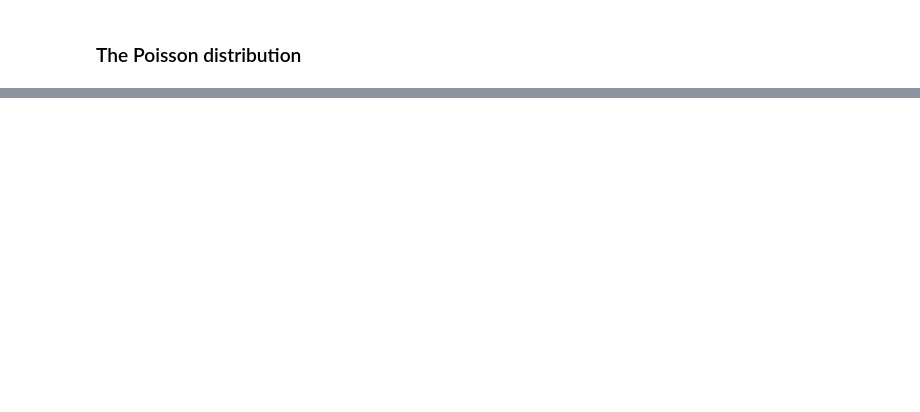
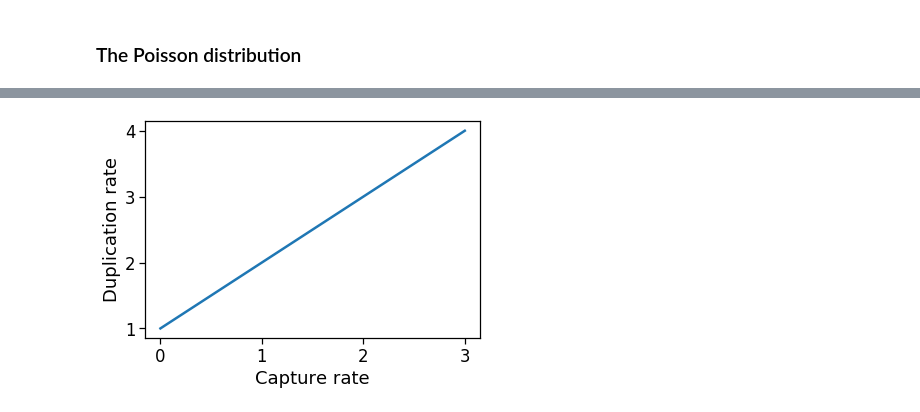
Before and after one commit to pachterlab/kallistobustools, a Jupyter notebook: notebooks/Introduction_single_cell_RNA_seq.ipynb, the cells around one changed output, grey strips where cells are left out. Saved outputs shown, nothing was run; the diff lists cells and outputs as text; code cells hidden in the pictures; blank space fills up the shorter version.

```diff
--- a/notebooks/Introduction_single_cell_RNA_seq.ipynb
+++ b/notebooks/Introduction_single_cell_RNA_seq.ipynb
@@ -241,0 +257,7 @@ sns.barplot(x=np.arange(20), y=poisson.pmf(np.arange(20),5), color='r')
+# %%
+plt.plot([1, 2, 3, 4])
+plt.xlabel('Capture rate')
+plt.ylabel('Duplication rate')
+plt.show()
+# %% [output]
+[figure, added]
```
Also changed, not shown: parts of 32 cells of this notebook.
